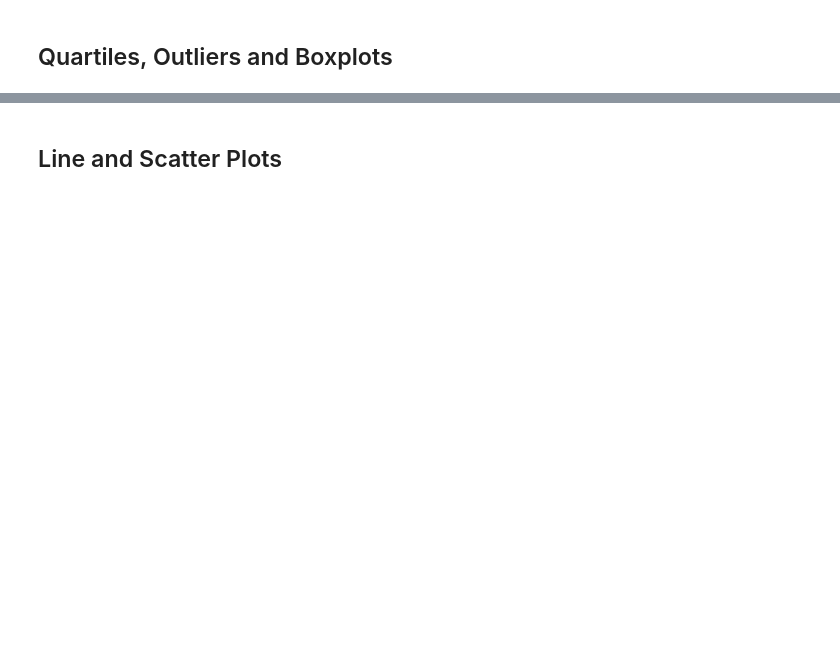
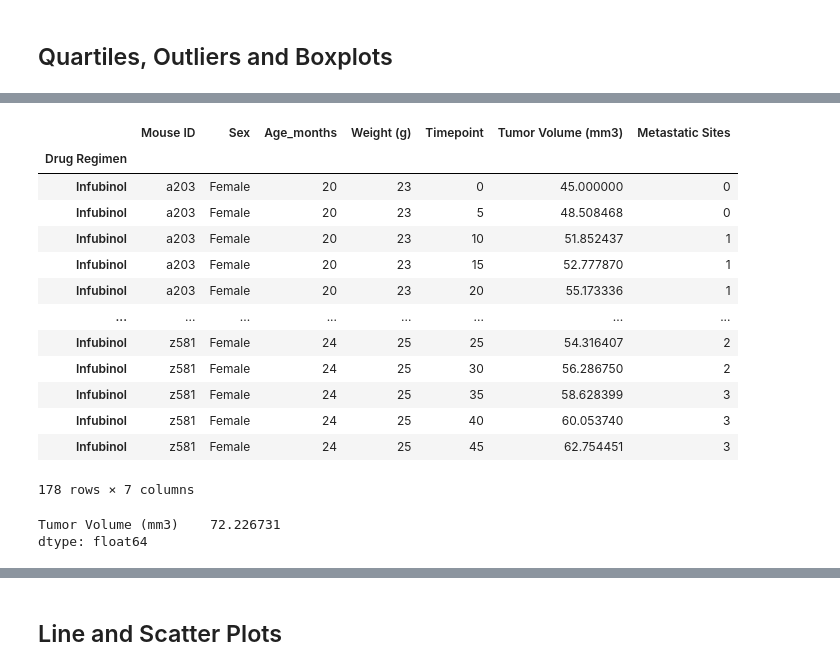
Before and after one commit to kofi-max/weekmatplotlib, a Jupyter notebook: weekmatplotlib/Pymaceuticals/homework_solution.ipynb, the cells around one changed output, grey strips where cells are left out. Drawn from its saved outputs; the diff is of its cells as text; code cells hidden in the pictures; blank space fills up the shorter version.

```diff
--- a/weekmatplotlib/Pymaceuticals/homework_solution.ipynb
+++ b/weekmatplotlib/Pymaceuticals/homework_solution.ipynb
@@ -536,0 +602,25 @@ TypeError: '<' not supported between instances of 'str' and 'int'
+# %%
+Infubinol_volume_df = df.loc["Infubinol"]
+Infubinol_volume_df
+# %% [output]
+|  | Mouse ID | Sex | Age_months | Weight (g) | Timepoint | Tumor Volume (mm3) | Metastatic Sites |
+| Drug Regimen |  |  |  |  |  |  |  |
+| Infubinol | a203 | Female | 20 | 23 | 0 | 45.000000 | 0 |
+| Infubinol | a203 | Female | 20 | 23 | 5 | 48.508468 | 0 |
+| Infubinol | a203 | Female | 20 | 23 | 10 | 51.852437 | 1 |
+| Infubinol | a203 | Female | 20 | 23 | 15 | 52.777870 | 1 |
+| Infubinol | a203 | Female | 20 | 23 | 20 | 55.173336 | 1 |
+| ... | ... | ... | ... | ... | ... | ... | ... |
+| Infubinol | z581 | Female | 24 | 25 | 25 | 54.316407 | 2 |
+| Infubinol | z581 | Female | 24 | 25 | 30 | 56.286750 | 2 |
+| Infubinol | z581 | Female | 24 | 25 | 35 | 58.628399 | 3 |
+| Infubinol | z581 | Female | 24 | 25 | 40 | 60.053740 | 3 |
+| Infubinol | z581 | Female | 24 | 25 | 45 | 62.754451 | 3 |
+178 rows × 7 columns
+# %%
+total_volume_df = Infubinol_volume_df.loc["Infubinol"]
+total = total_volume_df[["Tumor Volume (mm3)"]].max()
+total
+# %% [output]
+Tumor Volume (mm3)    72.226731
+dtype: float64
```
Also changed, not shown: parts of 31 cells of this notebook.
